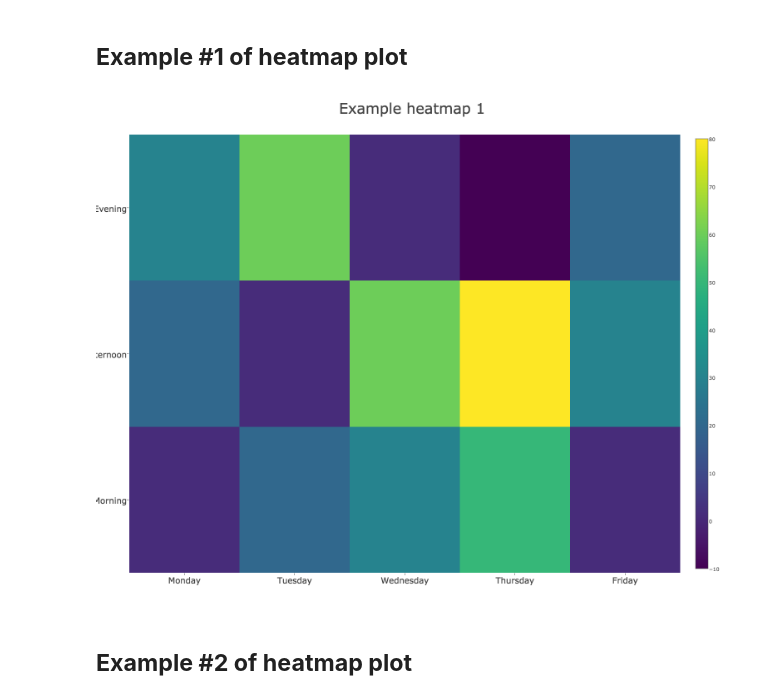
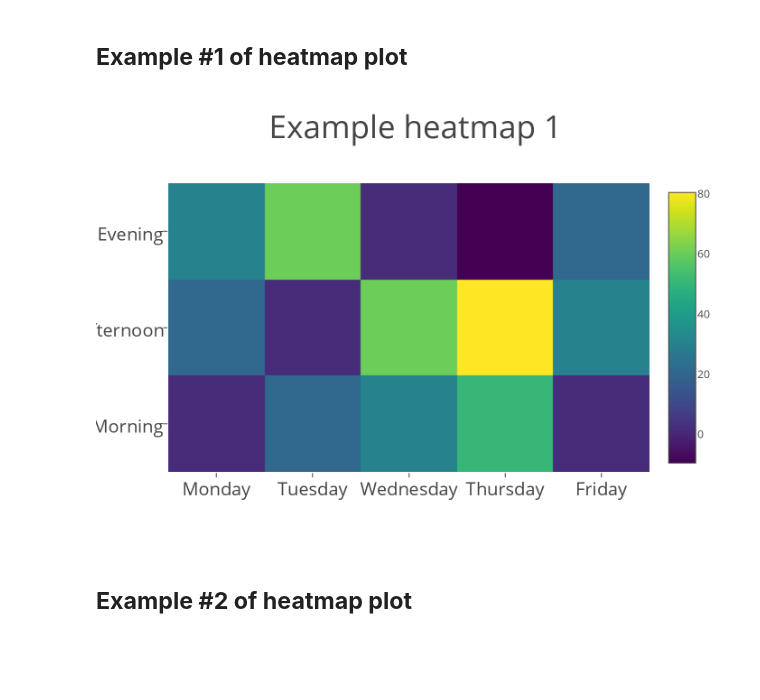
Before and after one commit to hackingmaterials/matminer, a Jupyter notebook: plotly/examples/plotly_examples.ipynb, the cells around one changed output. Cells and saved outputs as stored; diff of their text form; code cells hidden in the pictures; blank space fills up the shorter version.

```diff
--- a/plotly/examples/plotly_examples.ipynb
+++ b/plotly/examples/plotly_examples.ipynb
@@ -35,9 +36,9 @@ PlotlyPlot(plot_mode='offline', plot_title='Example heatmap 1', filename='exampl
     heatmap_plot(data=[[1, 20, 30, 50, 1], [20, 1, 60, 80, 30], [30, 60, 1, -10, 20]],
     x_labels=['Monday', 'Tuesday', 'Wednesday', 'Thursday', 'Friday'], y_labels=['Morning', 'Afternoon', 'Evening'])
 # %%
-Image("example_heatmap1.png")
+Image("plots/example_heatmap1.png")
 # %% [output]
-[figure, old version]
+[figure, new version]
 # %% [markdown]
 ## <b> Example #2 of heatmap plot </b>
 # %%
```
Also changed, not shown: parts of 15 cells of this notebook, 21 other files.
